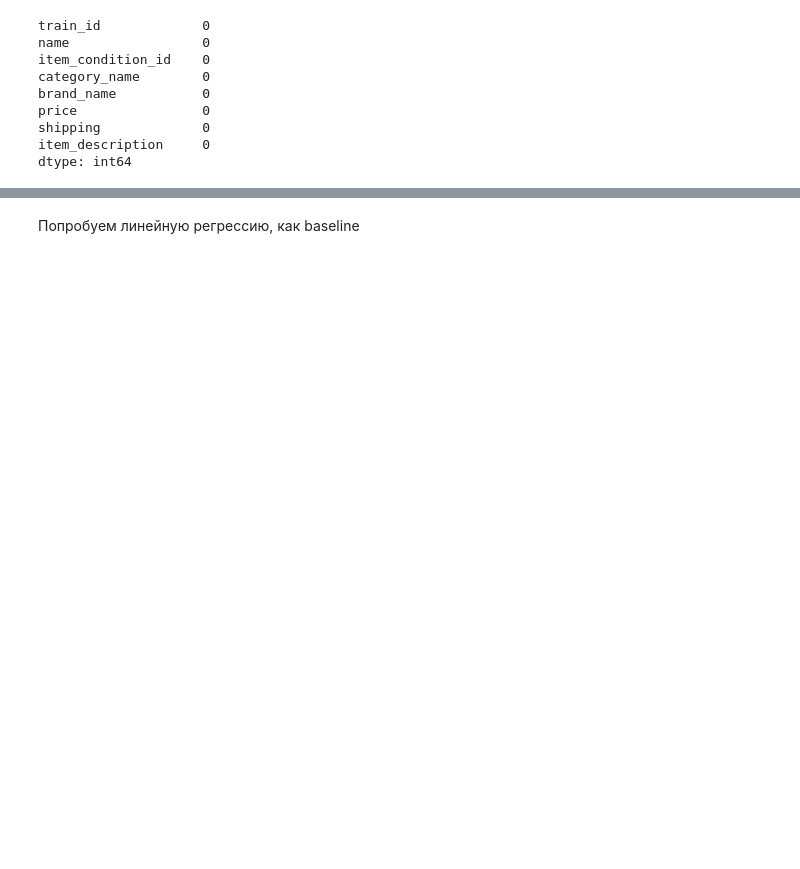
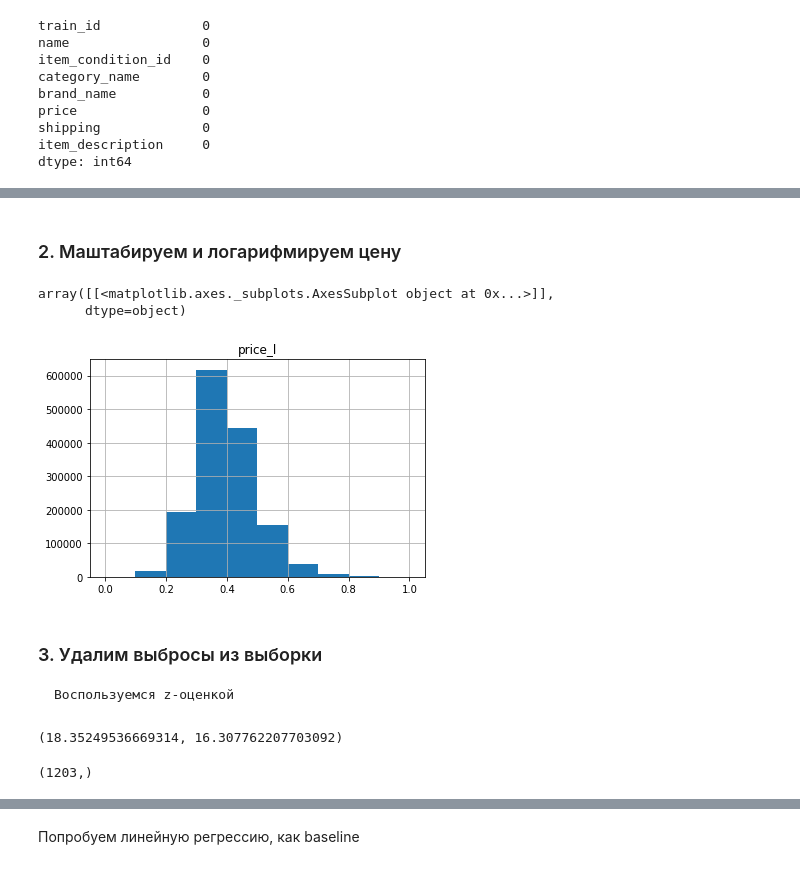
Before and after one commit to Albinamkh21/ds_hw, a Jupyter notebook: homework6-boosting.ipynb, the cells around one changed output, grey strips where cells are left out. Drawn from its saved outputs; the diff is of its cells as text; code cells hidden in the pictures; blank space fills up the shorter version.

```diff
--- a/homework6-boosting.ipynb
+++ b/homework6-boosting.ipynb
@@ -169,3 +161,15 @@ df.head(5)
 | 2 | 2 | AVA-VIV Blouse | 1 | Women/Tops & Blouses/Blouse | Target | 10.00 | 1 | Adorable top with a hint of lace ... | ... |
 | 3 | 3 | Leather Horse Statues | 1 | Home/Home Décor/Home Décor Accents | Missing | 35.00 | 1 | New with tags. Leather horses. Re... | ... |
 | 4 | 4 | 24K GOLD plated rose | 1 | Women/Jewelry/Necklaces | Missing | 44.00 | 0 | Complete with certificate of auth... | ... |
+# %% [markdown]
+### 2. Маштабируем и логарифмируем цену
+# %%
+# Логарифмируем и маштабируем цену
+df["price_l"] = np.log(df.price+1)
+target_scaler = MinMaxScaler(copy=True,feature_range=(0, 1))
+df["price_l"] = target_scaler.fit_transform(df[['price_l']])
+pd.DataFrame(df.price_l).hist()
+# %% [output]
+array([[<matplotlib.axes._subplots.AxesSubplot object at 0x...>]],
+      dtype=object)
+[figure, added]
@@ -171,0 +181,3 @@ df.head(5)
+# %% [markdown]
+### 3. Удалим выбросы из выборки
+    Воспользуемся z-оценкой
@@ -171,0 +190,5 @@ df.head(5)
+# %%
+pr = df[df['category_name'] =='Men/Tops/T-shirts']['price']
+pr.mean(), pr.std()
+# %% [output]
+(18.35249536669314, 16.307762207703092)
@@ -171,0 +199,4 @@ df.head(5)
+# %%
+df['category_name_i'].nunique(),
+# %% [output]
+(1203,)
```
Also changed, not shown: parts of 39 cells of this notebook, 2 other files.
